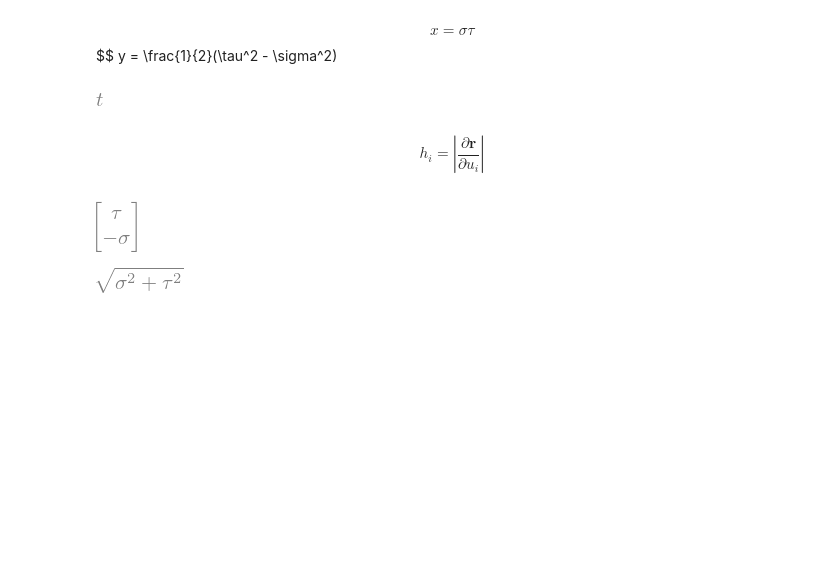
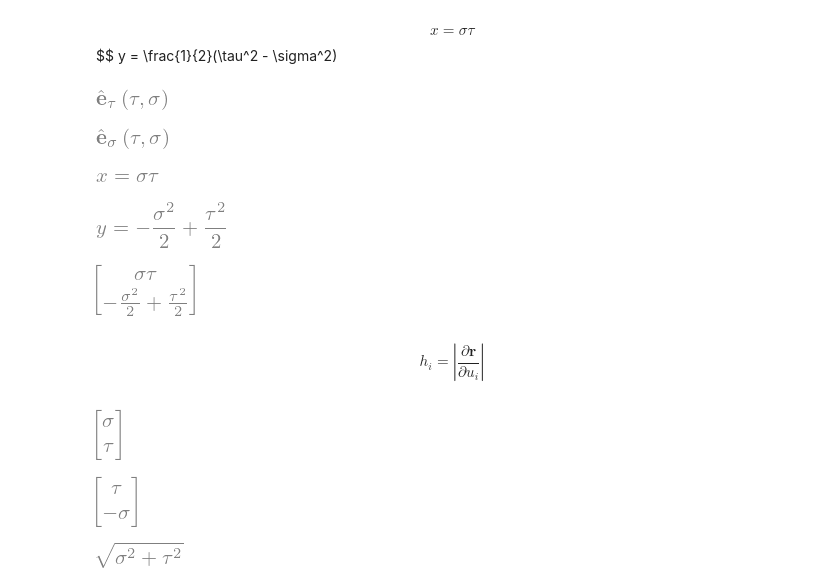
Before and after one commit to thomas-martinod/mecanica-clasica, a Jupyter notebook: tarea-2/parabolic-coordinates.ipynb, the cells around one changed output. Cells and saved outputs as stored; diff of their text form; code cells hidden in the pictures; blank space fills up the shorter version.

```diff
--- a/tarea-2/parabolic-coordinates.ipynb
+++ b/tarea-2/parabolic-coordinates.ipynb
@@ -7,11 +7,7 @@ from sympy.physics.mechanics import *
 init_vprinting(pretty_print=True)
 
 t = smp.Symbol('t')
-e_t, e_s, ihat, jhat = smp.symbols('\hat{\mathbf{e}}_{T}, \hat{\mathbf{e}}_{\sigma}, \hat{\mathbf{i}}, \hat{\mathbf{j}}', cls=smp.Function)
-
-t
+e_t, e_s, ihat, jhat = smp.symbols(r'\hat{\mathbf{e}}_{\tau}, \hat{\mathbf{e}}_{\sigma}, \hat{\mathbf{i}}, \hat{\mathbf{j}}', cls=smp.Function)
-# %% [output]
-[figure, removed]
 # %%
 x, y, tau, sig = smp.symbols('x, y, tau, sigma', cls = smp.Function)
 x, y, tau, sig = x(t), y(t), tau(t), sig(t)
@@ -25,14 +14,38 @@ Eqy = smp.Eq(y, smp.Rational(1,2)*(tau**2 - sig**2))
+# %%
+e_t = e_t(tau, sig)
+e_s = e_s(tau, sig)
+ihat = ihat(tau, sig)
+jhat = jhat(tau, sig)
+
+display(e_t, e_s)
+# %% [output]
+[figure, added]
+[figure, added]
+# %%
+Eqx = smp.Eq(x, sig*tau)
+Eqy = smp.Eq(y, smp.Rational(1,2)*(tau**2 - sig**2))
+display(Eqx, Eqy)
+# %% [output]
+[figure, added]
+[figure, added]
 # %%
 r_cartesian = smp.Matrix([x,y])
 r_cartesian_st = r_cartesian.subs({x: Eqx.rhs, y: Eqy.rhs})
+r_cartesian_st
+# %% [output]
+[figure, added]
 # %% [markdown]
 $$h_i = \left|\frac{\partial \mathbf{r}}{\partial u_i}\right|$$
 # %%
 drdtau = r_cartesian_st.diff(tau)
-drdsig = r_cartesian_st.diff(sig)
-drdsig
+drdtau
 # %% [output]
-[figure, old version]
+[figure, new version]
+# %%
+drdsig = r_cartesian_st.diff(sig)
+drdsig
+# %% [output]
+[figure, added]
 # %%
 h_tau = smp.sqrt((drdtau.T * drdtau)[0])
 h_tau
```
Also changed, not shown: parts of 8 cells of this notebook.
